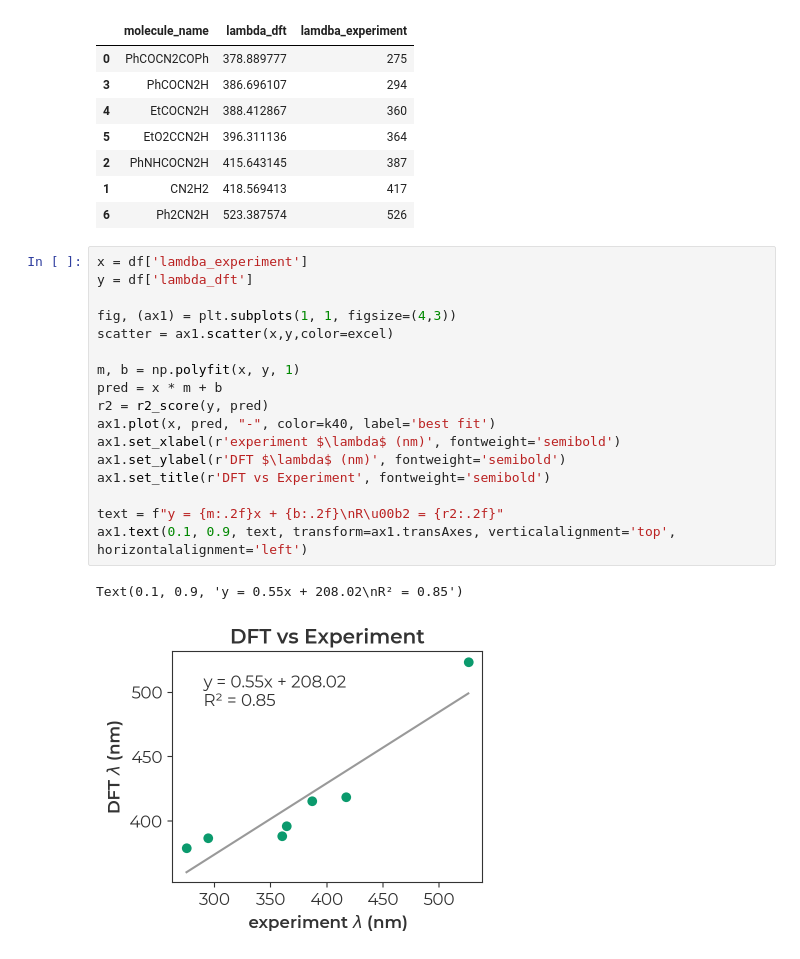
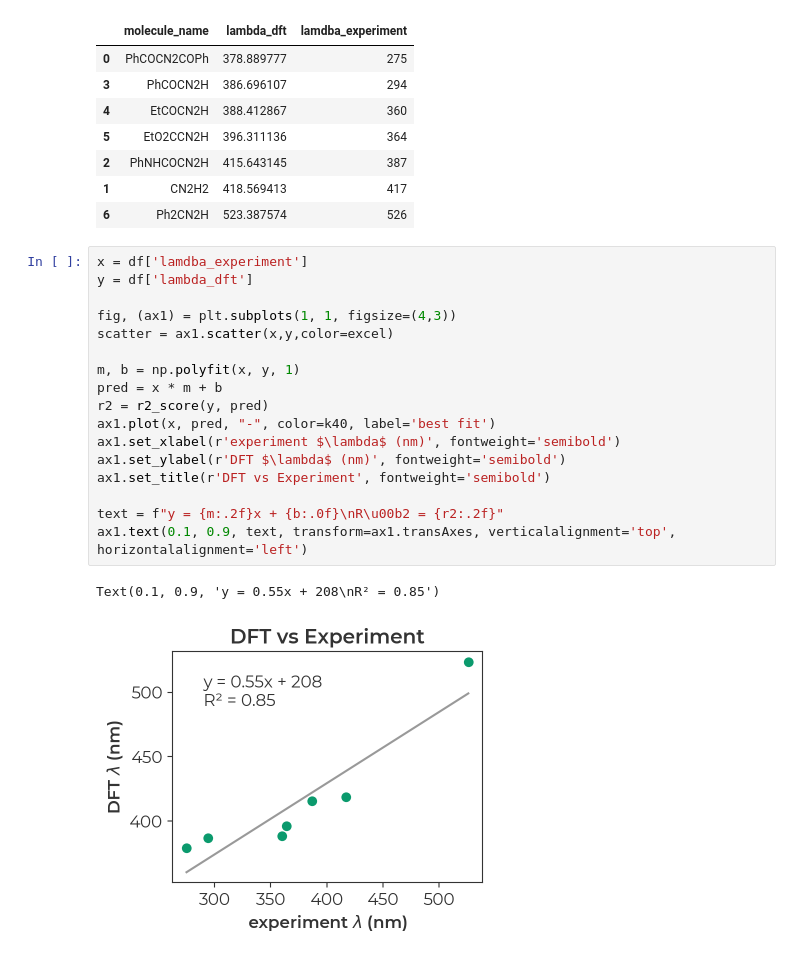
Before and after one commit to joegair/gair-group-docs, a Jupyter notebook: assets/data/20230818_diazo-uv/analyze_uv.ipynb, the cells around one changed output. Drawn from its saved outputs; the diff is of its cells as text.

```diff
--- a/assets/data/20230818_diazo-uv/analyze_uv.ipynb
+++ b/assets/data/20230818_diazo-uv/analyze_uv.ipynb
@@ -102,20 +102,20 @@ df
 # %%
 x = df['lamdba_experiment']
 y = df['lambda_dft']
 
 fig, (ax1) = plt.subplots(1, 1, figsize=(4,3))
 scatter = ax1.scatter(x,y,color=excel)
 
 m, b = np.polyfit(x, y, 1)
 pred = x * m + b
 r2 = r2_score(y, pred)
 ax1.plot(x, pred, "-", color=k40, label='best fit')
 ax1.set_xlabel(r'experiment $\lambda$ (nm)', fontweight='semibold')
 ax1.set_ylabel(r'DFT $\lambda$ (nm)', fontweight='semibold')
 ax1.set_title(r'DFT vs Experiment', fontweight='semibold')
 
-text = f"y = {m:.2f}x + {b:.2f}\nR\u00b2 = {r2:.2f}"
+text = f"y = {m:.2f}x + {b:.0f}\nR\u00b2 = {r2:.2f}"
 ax1.text(0.1, 0.9, text, transform=ax1.transAxes, verticalalignment='top', horizontalalignment='left')
 # %% [output]
-Text(0.1, 0.9, 'y = 0.55x + 208.02\nR² = 0.85')
+Text(0.1, 0.9, 'y = 0.55x + 208\nR² = 0.85')
-[figure, old version]
+[figure, new version]
```
Also changed, not shown: parts of 1 cell of this notebook, 3 other files.
